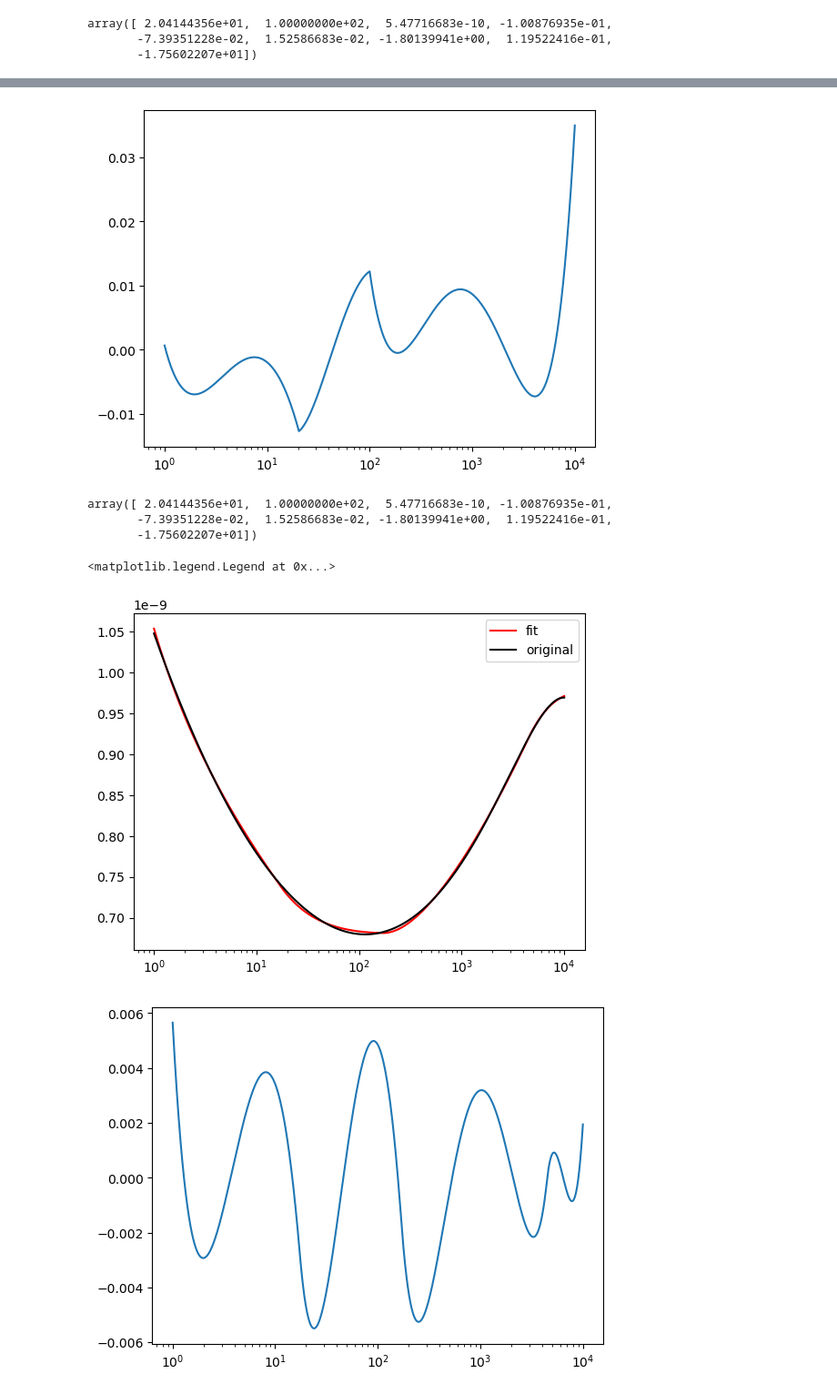
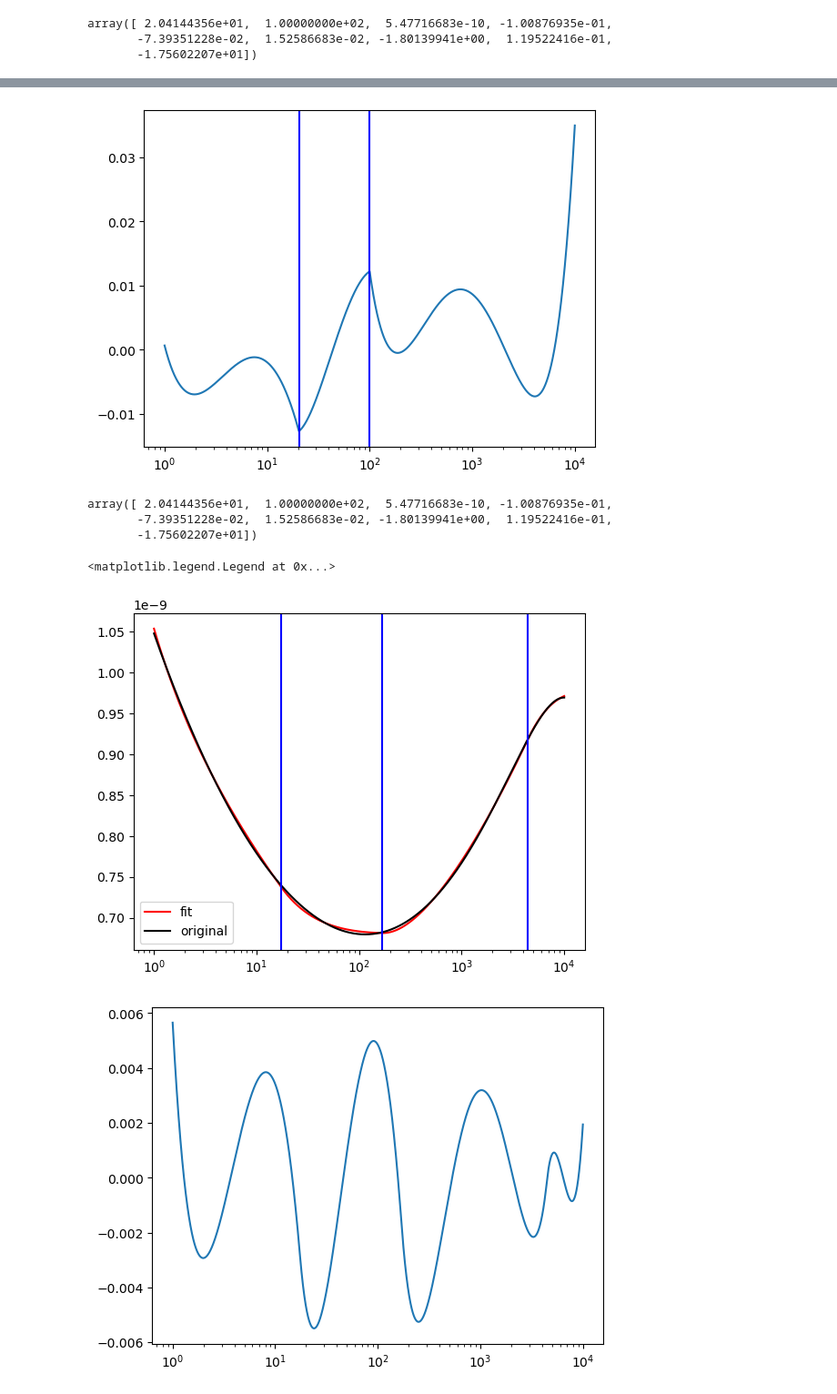
Before and after one commit to wostling/SavinGroup, a Jupyter notebook: Contiuous_Piecewise_Fits.ipynb, the cells around one changed output, grey strips where cells are left out. Shown at 91% size. Drawn from its saved outputs; the diff is of its cells as text; code cells hidden in the pictures.

```diff
--- a/Contiuous_Piecewise_Fits.ipynb
+++ b/Contiuous_Piecewise_Fits.ipynb
@@ -144,9 +154,11 @@ for char in range(len(fit_rates3)):
     num = (fit_rates3[char] - rates[char])/rates[char]
     percent.append(num)
 plt.plot(temps, percent)
+plt.axvline(x =  2.04144356e+01, color = 'b')
+plt.axvline(x =  1.00000000e+02, color = 'b')
 plt.xscale("log")
 # %% [output]
-[figure, old version]
+[figure, new version]
 # %%
 popt
 # %% [output]
@@ -180,13 +192,16 @@ for temp in temps:
 # %%
 #plot
 plt.plot(temps, fit_rates4, label = "fit", c = "red")
 plt.plot(temps, rates, label = "original", c = "black")
+plt.axvline(x =  1.73681199e+01, color = 'b')
+plt.axvline(x =  1.68732561e+02, color = 'b')
+plt.axvline(x =  4.43860173e+03, color = 'b')
 plt.xscale("log")
 #plt.yscale("log")
 plt.legend()
 # %% [output]
 <matplotlib.legend.Legend at 0x...>
-[figure, old version]
+[figure, new version]
 # %%
 percent = []
 for char in range(len(fit_rates4)):
```
Also changed, not shown: parts of 11 cells of this notebook.
